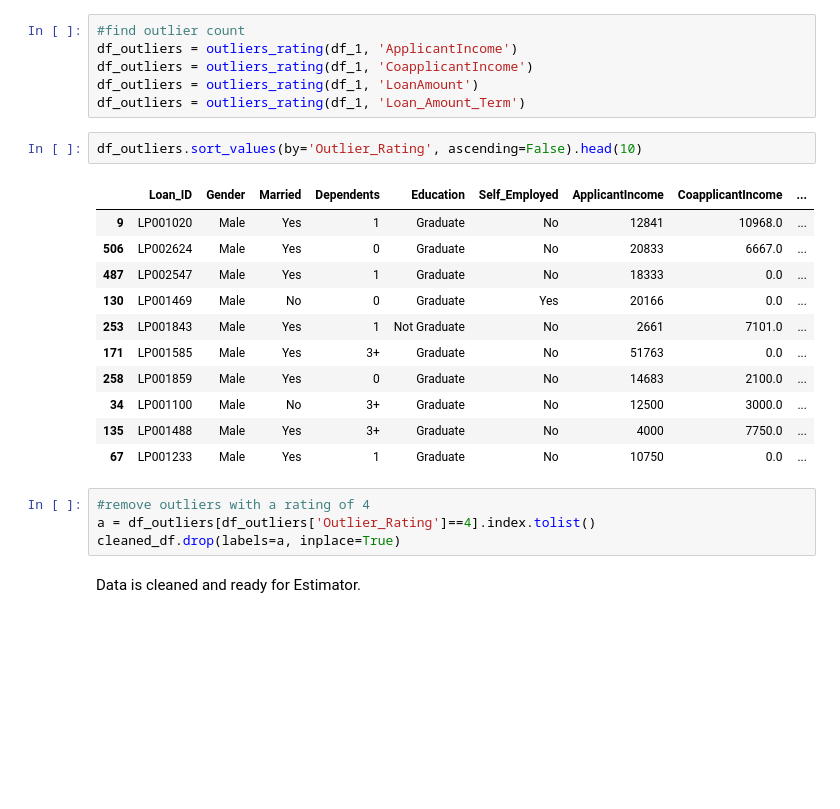
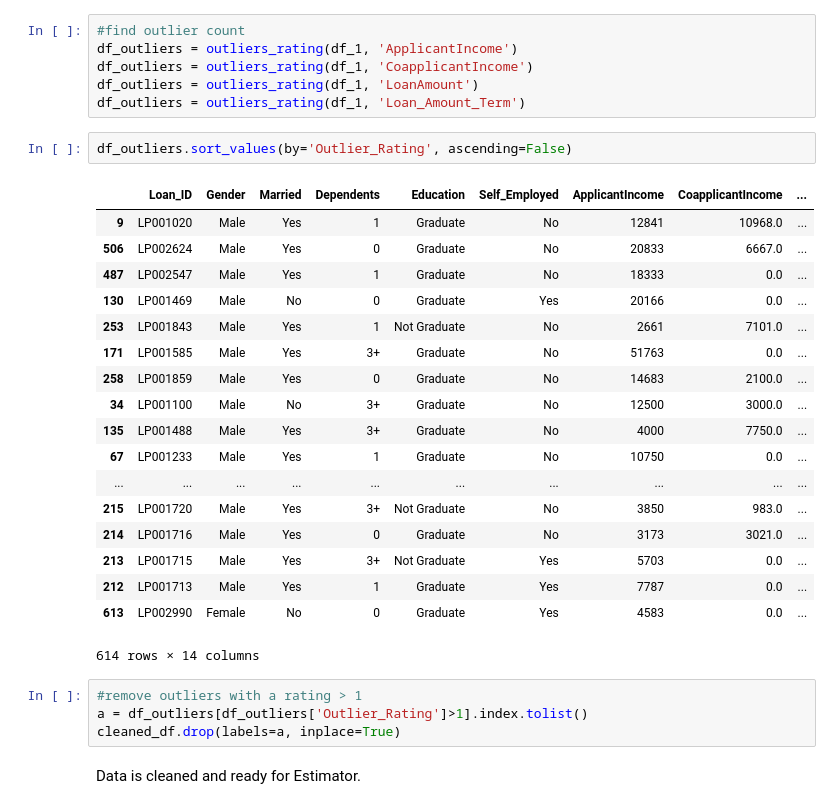
Before and after one commit to yammy20/DataScienceProjects, a Jupyter notebook: LoanPredictionSet/Loan Prediction Set.ipynb, the cells around one changed output. Cells and saved outputs as stored; diff of their text form; blank space fills up the shorter version.

```diff
--- a/LoanPredictionSet/Loan Prediction Set.ipynb
+++ b/LoanPredictionSet/Loan Prediction Set.ipynb
@@ -1160,22 +1160,29 @@ df_outliers = outliers_rating(df_1, 'CoapplicantIncome')
 df_outliers = outliers_rating(df_1, 'LoanAmount')
 df_outliers = outliers_rating(df_1, 'Loan_Amount_Term')
 # %%
-df_outliers.sort_values(by='Outlier_Rating', ascending=False).head(10)
+df_outliers.sort_values(by='Outlier_Rating', ascending=False)
 # %% [output]
 |  | Loan_ID | Gender | Married | Dependents | Education | Self_Employed | ApplicantIncome | CoapplicantIncome | ... |
 | 9 | LP001020 | Male | Yes | 1 | Graduate | No | 12841 | 10968.0 | ... |
 | 506 | LP002624 | Male | Yes | 0 | Graduate | No | 20833 | 6667.0 | ... |
 | 487 | LP002547 | Male | Yes | 1 | Graduate | No | 18333 | 0.0 | ... |
 | 130 | LP001469 | Male | No | 0 | Graduate | Yes | 20166 | 0.0 | ... |
 | 253 | LP001843 | Male | Yes | 1 | Not Graduate | No | 2661 | 7101.0 | ... |
 | 171 | LP001585 | Male | Yes | 3+ | Graduate | No | 51763 | 0.0 | ... |
 | 258 | LP001859 | Male | Yes | 0 | Graduate | No | 14683 | 2100.0 | ... |
 | 34 | LP001100 | Male | No | 3+ | Graduate | No | 12500 | 3000.0 | ... |
 | 135 | LP001488 | Male | Yes | 3+ | Graduate | No | 4000 | 7750.0 | ... |
 | 67 | LP001233 | Male | Yes | 1 | Graduate | No | 10750 | 0.0 | ... |
+| ... | ... | ... | ... | ... | ... | ... | ... | ... | ... |
+| 215 | LP001720 | Male | Yes | 3+ | Not Graduate | No | 3850 | 983.0 | ... |
+| 214 | LP001716 | Male | Yes | 0 | Graduate | No | 3173 | 3021.0 | ... |
+| 213 | LP001715 | Male | Yes | 3+ | Not Graduate | Yes | 5703 | 0.0 | ... |
+| 212 | LP001713 | Male | Yes | 1 | Graduate | Yes | 7787 | 0.0 | ... |
+| 613 | LP002990 | Female | No | 0 | Graduate | Yes | 4583 | 0.0 | ... |
+614 rows × 14 columns
 # %%
-#remove outliers with a rating of 4
-a = df_outliers[df_outliers['Outlier_Rating']==4].index.tolist()
+#remove outliers with a rating > 1
+a = df_outliers[df_outliers['Outlier_Rating']>1].index.tolist()
 cleaned_df.drop(labels=a, inplace=True)
 # %% [markdown]
 Data is cleaned and ready for Estimator.
```
Also changed, not shown: parts of 21 cells of this notebook.
